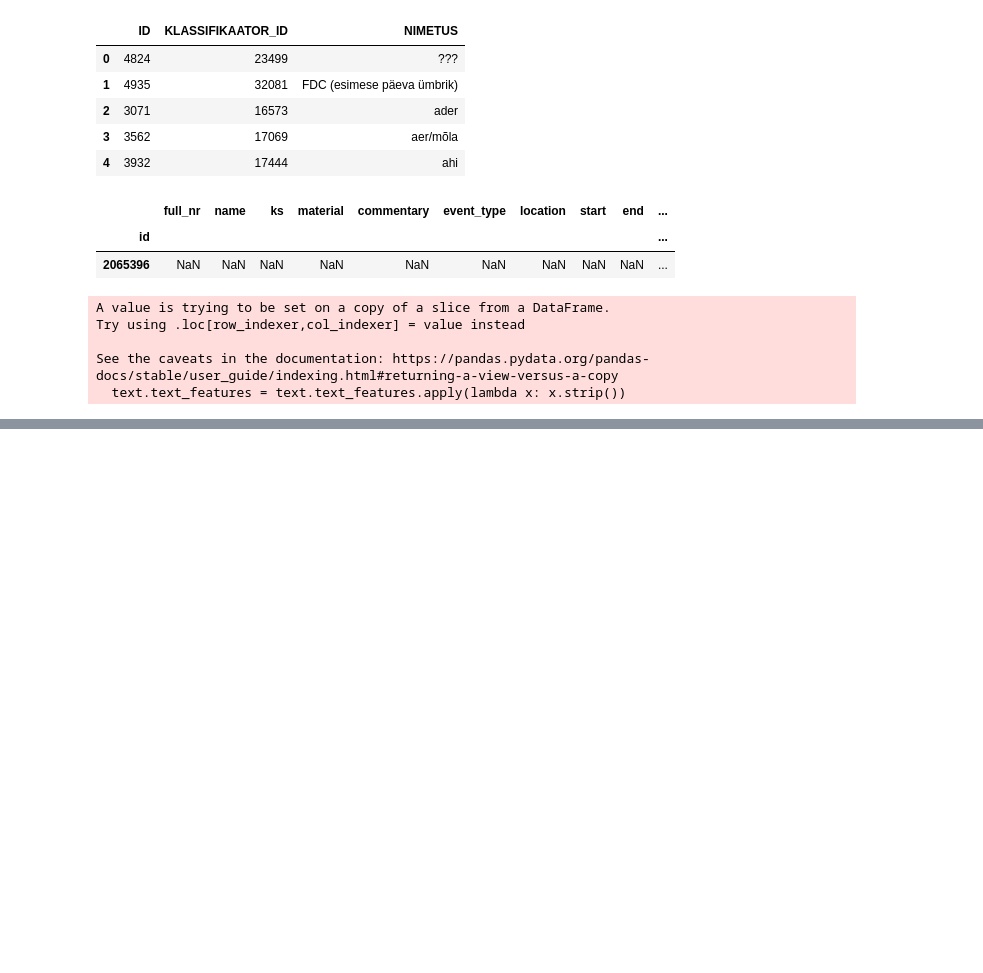
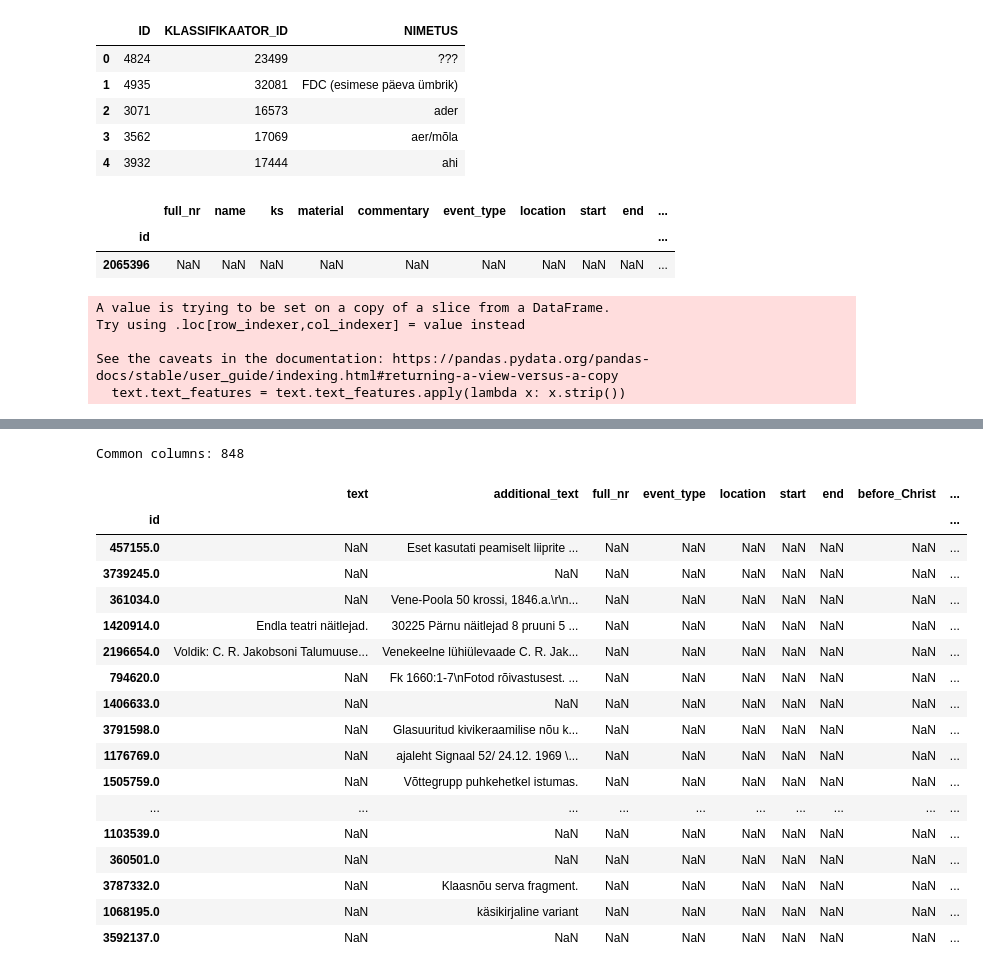
Before and after one commit to tillwenke/museum_item_classification, a Jupyter notebook: typeless_data_discovery.ipynb, the cells around one changed output, grey strips where cells are left out. Saved outputs shown, nothing was run; the diff lists cells and outputs as text; code cells hidden in the pictures; blank space fills up the shorter version.

```diff
--- a/typeless_data_discovery.ipynb
+++ b/typeless_data_discovery.ipynb
@@ -82,0 +221,2 @@ typeless_samples.to_csv('data/typeless/data.csv', index=True)
+# %%
+train, b,c = get_bow(2,4000)
@@ -82,0 +237,29 @@ typeless_samples.to_csv('data/typeless/data.csv', index=True)
+# %%
+train, bow = align_features(train, bow)
+# %% [output]
+Common columns: 848
+# %%
+rfc = RandomForestClassifier().fit(train.drop('type', axis=1), train.type)
+# %%
+og_world['type'] = rfc.predict(bow)
+# %%
+og_world.head(200)
+# %% [output]
+|  | text | additional_text | full_nr | event_type | location | start | end | before_Christ | ... |
+| id |  |  |  |  |  |  |  |  | ... |
+| 457155.0 | NaN | Eset kasutati peamiselt liiprite ... | NaN | NaN | NaN | NaN | NaN | NaN | ... |
+| 3739245.0 | NaN | NaN | NaN | NaN | NaN | NaN | NaN | NaN | ... |
+| 361034.0 | NaN | Vene-Poola 50 krossi, 1846.a.\r\n... | NaN | NaN | NaN | NaN | NaN | NaN | ... |
+| 1420914.0 | Endla teatri näitlejad. | 30225 Pärnu näitlejad 8 pruuni 5 ... | NaN | NaN | NaN | NaN | NaN | NaN | ... |
+| 2196654.0 | Voldik: C. R. Jakobsoni Talumuuse... | Venekeelne lühiülevaade C. R. Jak... | NaN | NaN | NaN | NaN | NaN | NaN | ... |
+| 794620.0 | NaN | Fk 1660:1-7\nFotod rõivastusest. ... | NaN | NaN | NaN | NaN | NaN | NaN | ... |
+| 1406633.0 | NaN | NaN | NaN | NaN | NaN | NaN | NaN | NaN | ... |
+| 3791598.0 | NaN | Glasuuritud kivikeraamilise nõu k... | NaN | NaN | NaN | NaN | NaN | NaN | ... |
+| 1176769.0 | NaN | ajaleht Signaal 52/ 24.12. 1969 \... | NaN | NaN | NaN | NaN | NaN | NaN | ... |
+| 1505759.0 | NaN | Võttegrupp puhkehetkel istumas. | NaN | NaN | NaN | NaN | NaN | NaN | ... |
+| ... | ... | ... | ... | ... | ... | ... | ... | ... | ... |
+| 1103539.0 | NaN | NaN | NaN | NaN | NaN | NaN | NaN | NaN | ... |
+| 360501.0 | NaN | NaN | NaN | NaN | NaN | NaN | NaN | NaN | ... |
+| 3787332.0 | NaN | Klaasnõu serva fragment. | NaN | NaN | NaN | NaN | NaN | NaN | ... |
+| 1068195.0 | NaN | käsikirjaline variant | NaN | NaN | NaN | NaN | NaN | NaN | ... |
+| 3592137.0 | NaN | NaN | NaN | NaN | NaN | NaN | NaN | NaN | ... |
```
Also changed, not shown: parts of 22 cells of this notebook, 2 other files.
